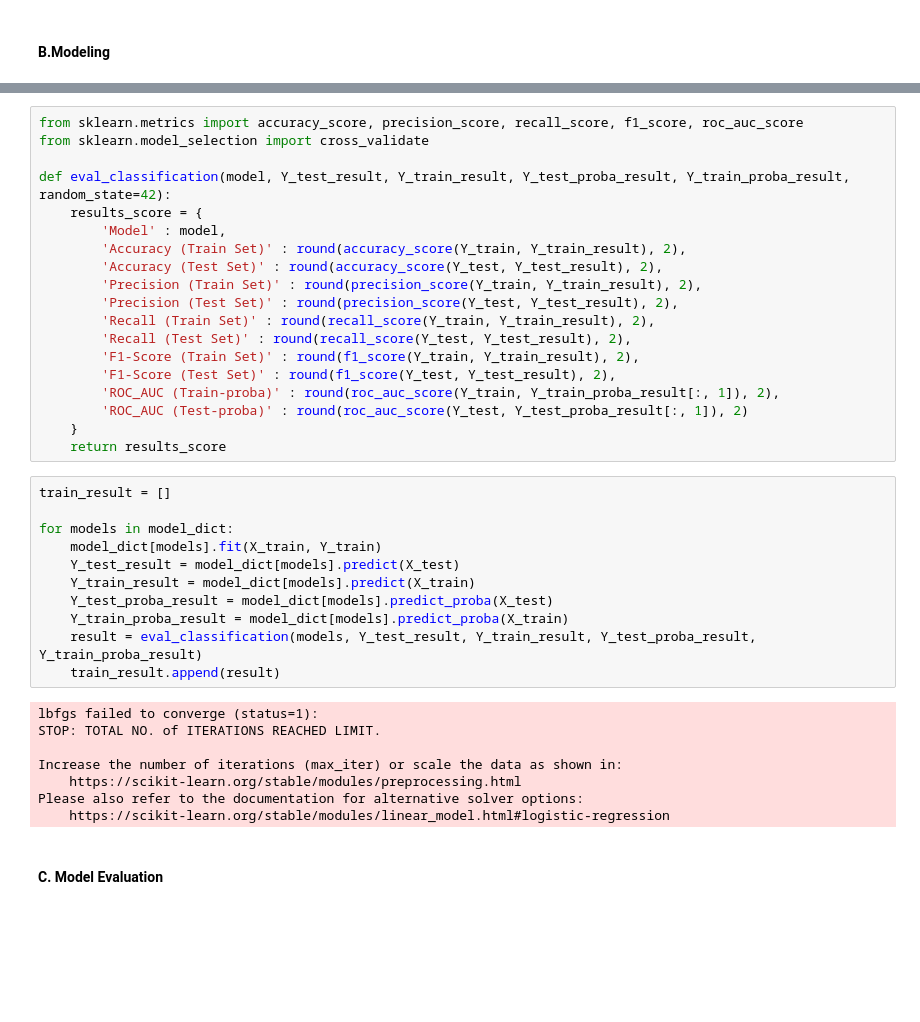
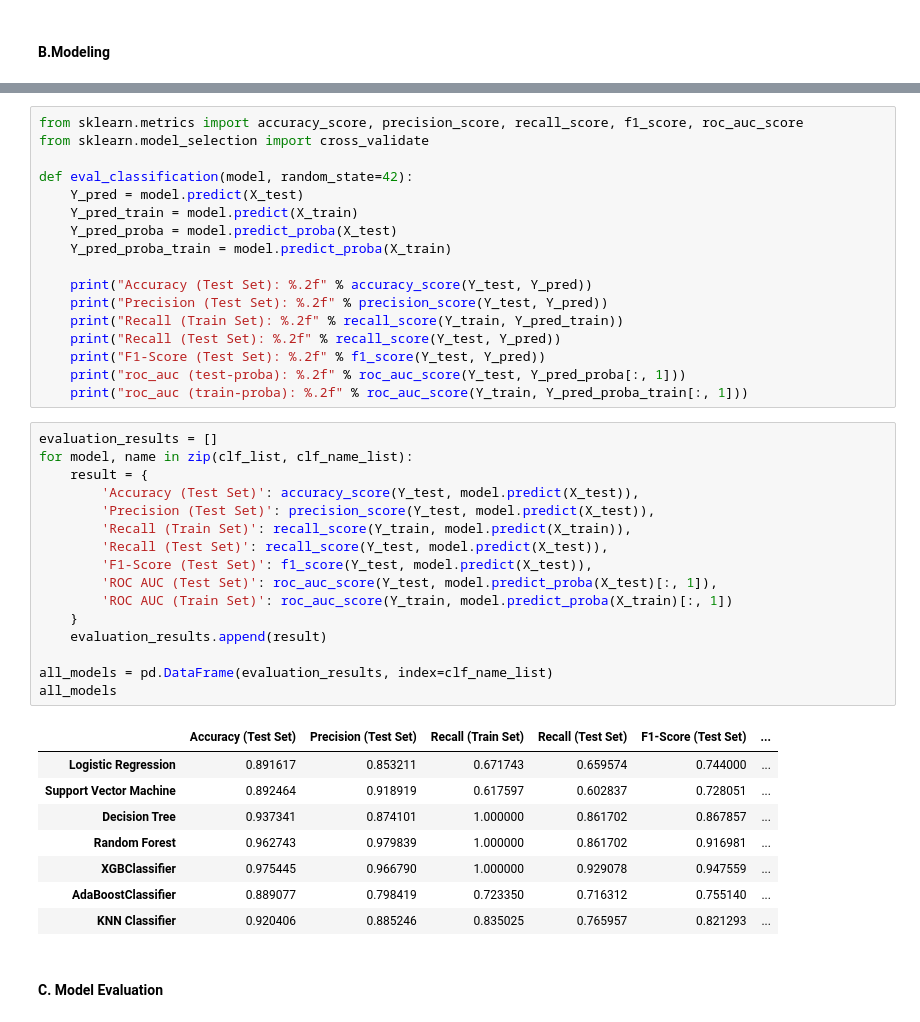
Before and after one commit to Lima-B-Aja/5-b-aja, a Jupyter notebook: Final_Project_Rakamin_Stage3_Modelling_mentoring.ipynb, the cells around one changed output, grey strips where cells are left out. Drawn from its saved outputs; the diff is of its cells as text; blank space fills up the shorter version.

```diff
--- a/Final_Project_Rakamin_Stage3_Modelling_mentoring.ipynb
+++ b/Final_Project_Rakamin_Stage3_Modelling_mentoring.ipynb
@@ -1189,40 +1196,44 @@ model_dict ={
 from sklearn.metrics import accuracy_score, precision_score, recall_score, f1_score, roc_auc_score
 from sklearn.model_selection import cross_validate
 
-def eval_classification(model, Y_test_result, Y_train_result, Y_test_proba_result, Y_train_proba_result, random_state=42):
-    results_score = {
-        'Model' : model,
-        'Accuracy (Train Set)' : round(accuracy_score(Y_train, Y_train_result), 2),
-        'Accuracy (Test Set)' : round(accuracy_score(Y_test, Y_test_result), 2),
-        'Precision (Train Set)' : round(precision_score(Y_train, Y_train_result), 2),
-        'Precision (Test Set)' : round(precision_score(Y_test, Y_test_result), 2),
-        'Recall (Train Set)' : round(recall_score(Y_train, Y_train_result), 2),
-        'Recall (Test Set)' : round(recall_score(Y_test, Y_test_result), 2),
-        'F1-Score (Train Set)' : round(f1_score(Y_train, Y_train_result), 2),
-        'F1-Score (Test Set)' : round(f1_score(Y_test, Y_test_result), 2),
-        'ROC_AUC (Train-proba)' : round(roc_auc_score(Y_train, Y_train_proba_result[:, 1]), 2),
-        'ROC_AUC (Test-proba)' : round(roc_auc_score(Y_test, Y_test_proba_result[:, 1]), 2)
-    }
-    return results_score
+def eval_classification(model, random_state=42):
+    Y_pred = model.predict(X_test)
+    Y_pred_train = model.predict(X_train)
+    Y_pred_proba = model.predict_proba(X_test)
+    Y_pred_proba_train = model.predict_proba(X_train)
+
+    print("Accuracy (Test Set): %.2f" % accuracy_score(Y_test, Y_pred))
+    print("Precision (Test Set): %.2f" % precision_score(Y_test, Y_pred))
+    print("Recall (Train Set): %.2f" % recall_score(Y_train, Y_pred_train))
+    print("Recall (Test Set): %.2f" % recall_score(Y_test, Y_pred))
+    print("F1-Score (Test Set): %.2f" % f1_score(Y_test, Y_pred))
+    print("roc_auc (test-proba): %.2f" % roc_auc_score(Y_test, Y_pred_proba[:, 1]))
+    print("roc_auc (train-proba): %.2f" % roc_auc_score(Y_train, Y_pred_proba_train[:, 1]))
-# %%
-train_result = []
-
-for models in model_dict:
-    model_dict[models].fit(X_train, Y_train)
-    Y_test_result = model_dict[models].predict(X_test)
-    Y_train_result = model_dict[models].predict(X_train)
-    Y_test_proba_result = model_dict[models].predict_proba(X_test)
-    Y_train_proba_result = model_dict[models].predict_proba(X_train)
-    result = eval_classification(models, Y_test_result, Y_train_result, Y_test_proba_result, Y_train_proba_result)
-    train_result.append(result)
-# %% [output]
-lbfgs failed to converge (status=1):
-STOP: TOTAL NO. of ITERATIONS REACHED LIMIT.
-
-Increase the number of iterations (max_iter) or scale the data as shown in:
-    https://scikit-learn.org/stable/modules/preprocessing.html
-Please also refer to the documentation for alternative solver options:
-    https://scikit-learn.org/stable/modules/linear_model.html#logistic-regression
+# %%
+evaluation_results = []
+for model, name in zip(clf_list, clf_name_list):
+    result = {
+        'Accuracy (Test Set)': accuracy_score(Y_test, model.predict(X_test)),
+        'Precision (Test Set)': precision_score(Y_test, model.predict(X_test)),
+        'Recall (Train Set)': recall_score(Y_train, model.predict(X_train)),
+        'Recall (Test Set)': recall_score(Y_test, model.predict(X_test)),
+        'F1-Score (Test Set)': f1_score(Y_test, model.predict(X_test)),
+        'ROC AUC (Test Set)': roc_auc_score(Y_test, model.predict_proba(X_test)[:, 1]),
+        'ROC AUC (Train Set)': roc_auc_score(Y_train, model.predict_proba(X_train)[:, 1])
+    }
+    evaluation_results.append(result)
+
+all_models = pd.DataFrame(evaluation_results, index=clf_name_list)
+all_models
+# %% [output]
+|  | Accuracy (Test Set) | Precision (Test Set) | Recall (Train Set) | Recall (Test Set) | F1-Score (Test Set) | ... |
+| Logistic Regression | 0.891617 | 0.853211 | 0.671743 | 0.659574 | 0.744000 | ... |
+| Support Vector Machine | 0.892464 | 0.918919 | 0.617597 | 0.602837 | 0.728051 | ... |
+| Decision Tree | 0.937341 | 0.874101 | 1.000000 | 0.861702 | 0.867857 | ... |
+| Random Forest | 0.962743 | 0.979839 | 1.000000 | 0.861702 | 0.916981 | ... |
+| XGBClassifier | 0.975445 | 0.966790 | 1.000000 | 0.929078 | 0.947559 | ... |
+| AdaBoostClassifier | 0.889077 | 0.798419 | 0.723350 | 0.716312 | 0.755140 | ... |
+| KNN Classifier | 0.920406 | 0.885246 | 0.835025 | 0.765957 | 0.821293 | ... |
 # %% [markdown]
 #### C. Model Evaluation
 # %%
```
Also changed, not shown: parts of 45 cells of this notebook.
